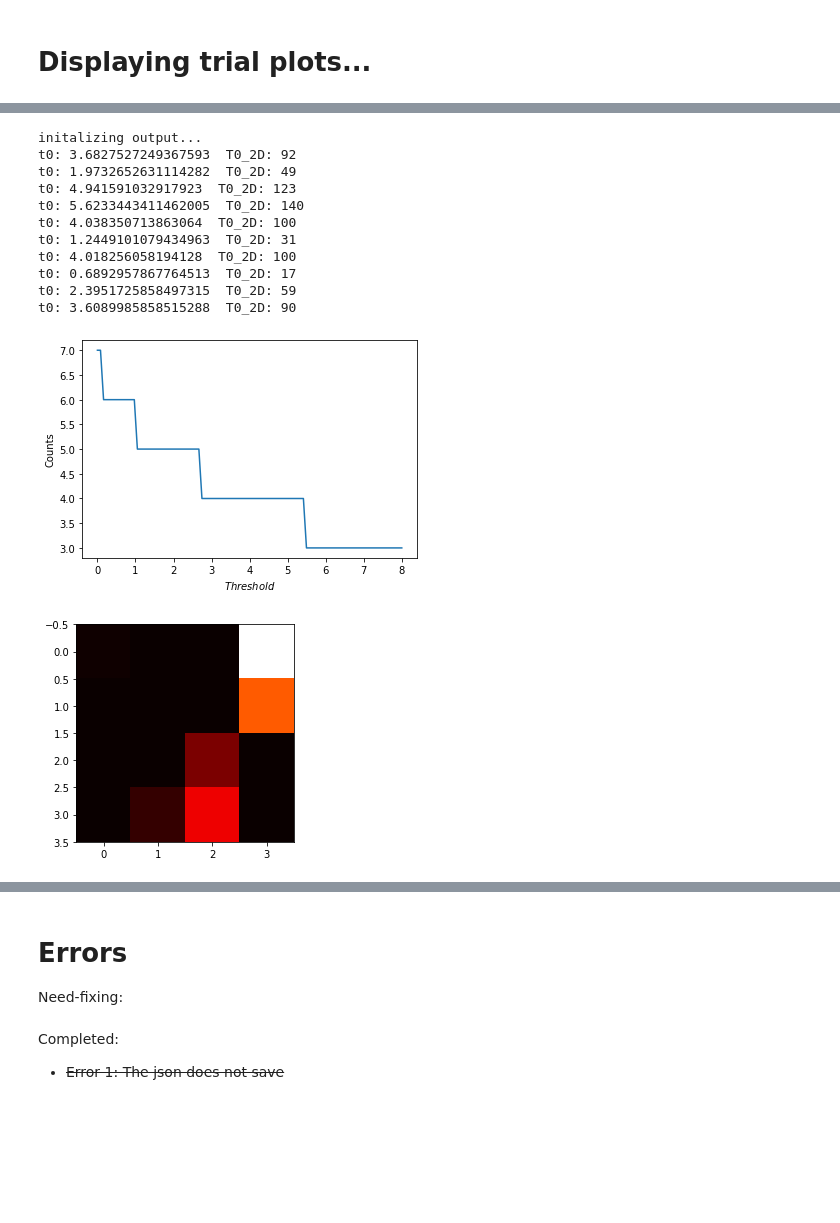
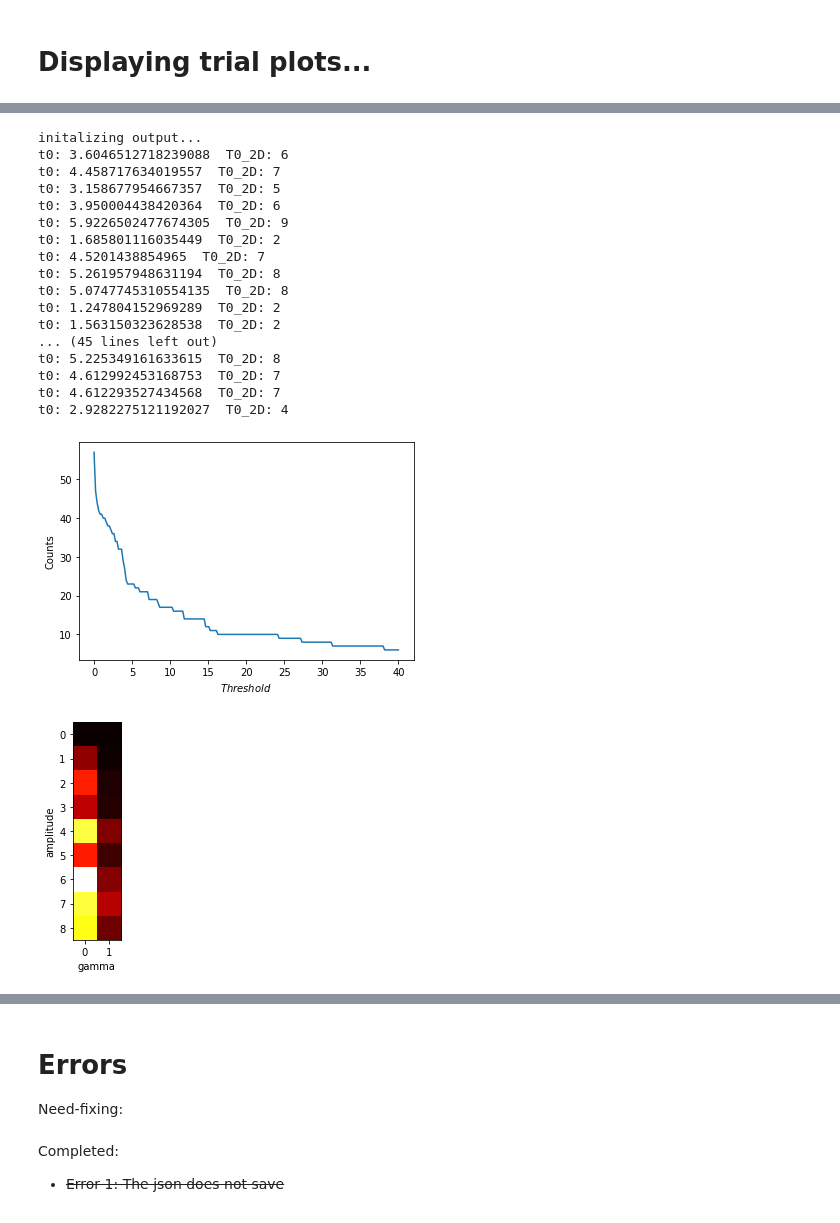
Before and after one commit to mickbrawler/Waveforms, a Jupyter notebook: OnSource_part_1.ipynb, the cells around one changed output, grey strips where cells are left out. Saved outputs shown, nothing was run; the diff lists cells and outputs as text; code cells hidden in the pictures; blank space fills up the shorter version.

Commit message:
fixed succ/fail plot

```diff
--- a/OnSource_part_1.ipynb
+++ b/OnSource_part_1.ipynb
@@ -544,8 +583,12 @@ class OnSource:
 We run the code over 5 trials, through a parameter space of measure $10*10*10=1000$
 The injected signal spans 5 seconds, the total data 10 second, and the step size is $0.02$. The injected signals have variable range $A=[1,50]$, $\gamma=[0,2]$, and $F=[90,110]$; each with 10 divisions. Lastly, The Noise amplitude is 3 units.
 # %%
-x=OnSource(4, 4, 4, 4, 10, 4, 0.3, 10, N_t=250)
+import time
+t1=time.time()
+x=OnSource(9, 2, 9, 4, 10, 4, 0.3, 60, N_t=250)
 #N_A, N_g, N_f, t0_tf, T, b, D, trials, N_t
+t2=time.time()
+print(str(t2-t1))
 # %% [output]
 very start...
 initalizing output...
@@ -584,25 +628,31 @@ Trial 5:   [frequency, amp, gamma, t0] = [90.0, 50.0, 0.0, 1.2449101079434963]
 y=x.rho()
 # %%
 #performs modulation/ bg-fg value finding on rho
-z=x.window(.02)
+z=x.window(.3)
 # %% [output]
 initalizing output...
-t0: 3.6827527249367593  T0_2D: 92
-t0: 1.9732652631114282  T0_2D: 49
-t0: 4.941591032917923  T0_2D: 123
-t0: 5.6233443411462005  T0_2D: 140
-t0: 4.038350713863064  T0_2D: 100
-t0: 1.2449101079434963  T0_2D: 31
-t0: 4.018256058194128  T0_2D: 100
-t0: 0.6892957867764513  T0_2D: 17
-t0: 2.3951725858497315  T0_2D: 59
-t0: 3.6089985858515288  T0_2D: 90
+t0: 3.6046512718239088  T0_2D: 6
+t0: 4.458717634019557  T0_2D: 7
+t0: 3.158677954667357  T0_2D: 5
+t0: 3.950004438420364  T0_2D: 6
+t0: 5.9226502477674305  T0_2D: 9
+t0: 1.685801116035449  T0_2D: 2
+t0: 4.5201438854965  T0_2D: 7
+t0: 5.261957948631194  T0_2D: 8
+t0: 5.0747745310554135  T0_2D: 8
+t0: 1.247804152969289  T0_2D: 2
+t0: 1.563150323628538  T0_2D: 2
+... (45 lines left out)
+t0: 5.225349161633615  T0_2D: 8
+t0: 4.612992453168753  T0_2D: 7
+t0: 4.612293527434568  T0_2D: 7
+t0: 2.9282275121192027  T0_2D: 4
 # %%
 #plots threshold vs. success-count
-w=x.test_plotter(8,100)
+w=x.test_plotter(40,200,1,2)
 # %% [output]
-[figure, old version]
+[figure, new version]
-[figure, old version]
+[figure, new version]
 # %%
 #scatter plot of fails & passes given threshold t
 # Amplitude vs. gamma
```
Also changed, not shown: parts of 13 cells of this notebook.
